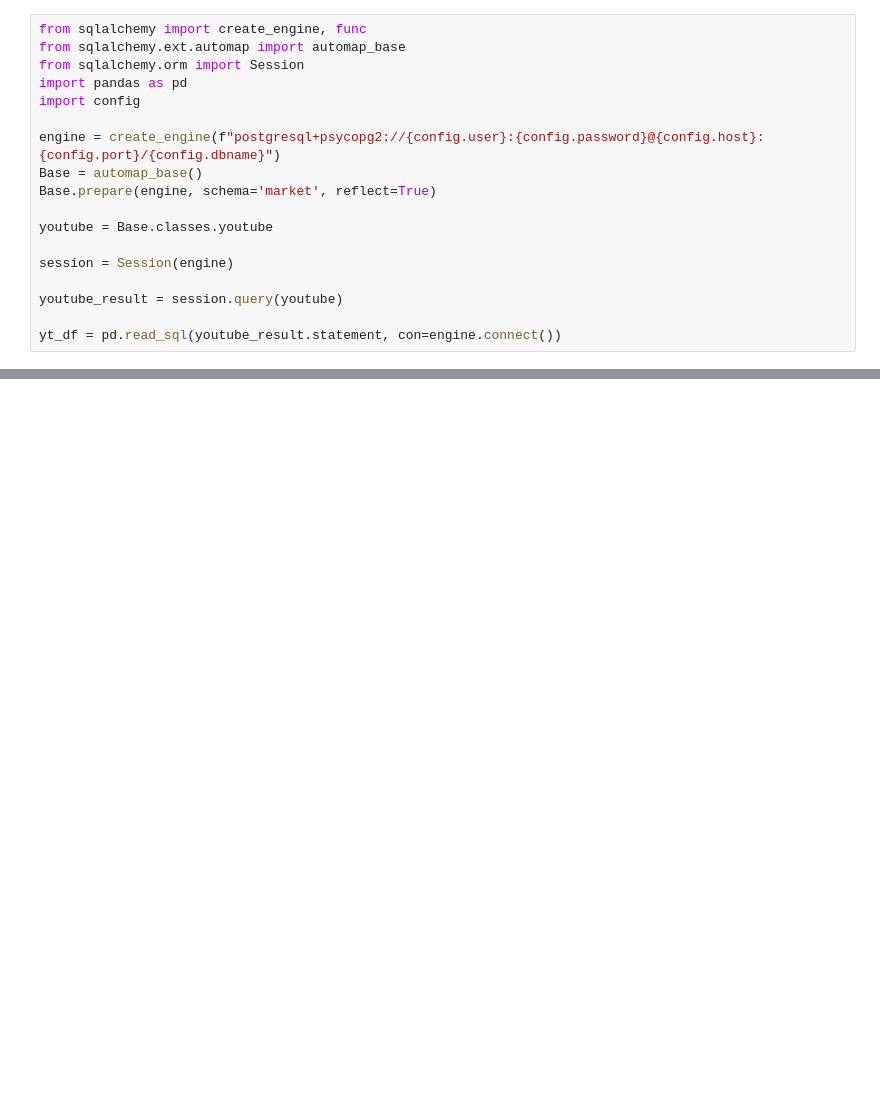
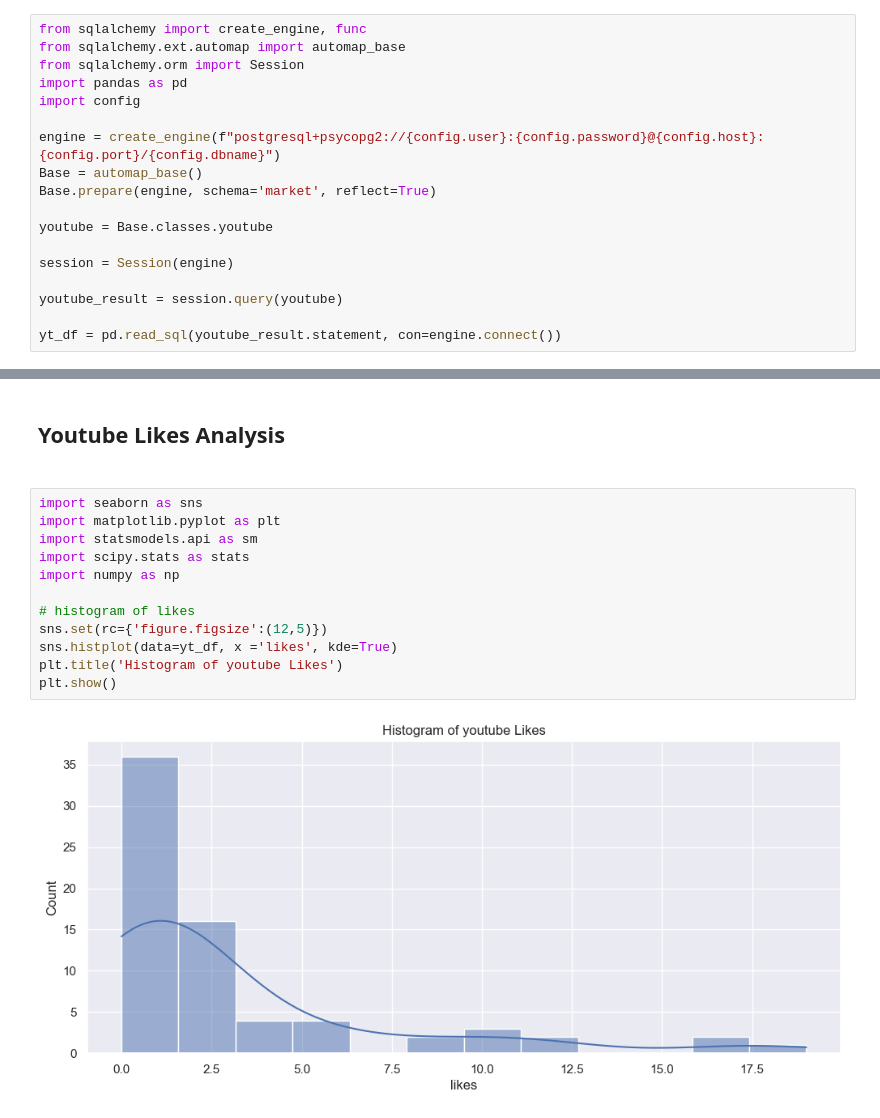
Before and after one commit to tpham16/TKH-Social-Media-Engagement-Analytics, a Jupyter notebook: sprint7_eda/youtube_eda7.ipynb, the cells around one changed output, grey strips where cells are left out. Cells and saved outputs as stored; diff of their text form; blank space fills up the shorter version.

```diff
--- a/sprint7_eda/youtube_eda7.ipynb
+++ b/sprint7_eda/youtube_eda7.ipynb
@@ -33,0 +35,16 @@ yt_df = pd.read_sql(youtube_result.statement, con=engine.connect())
+# %% [markdown]
+<H2>Youtube Likes Analysis<H2>
+# %%
+import seaborn as sns
+import matplotlib.pyplot as plt
+import statsmodels.api as sm
+import scipy.stats as stats
+import numpy as np
+
+# histogram of likes
+sns.set(rc={'figure.figsize':(12,5)})
+sns.histplot(data=yt_df, x ='likes', kde=True)
+plt.title('Histogram of youtube Likes')
+plt.show()
+# %% [output]
+[figure, added]
```
Also changed, not shown: parts of 25 cells of this notebook, 1 other file.
